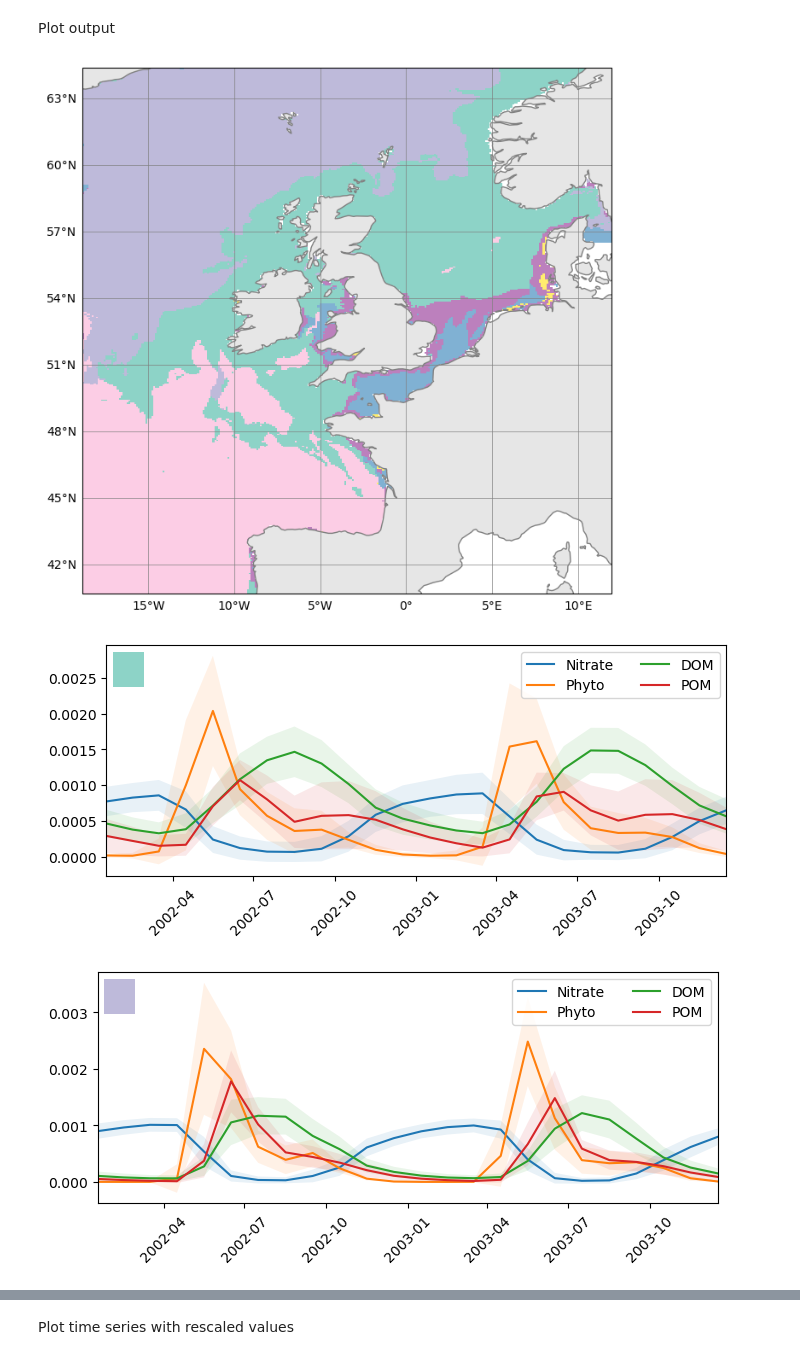
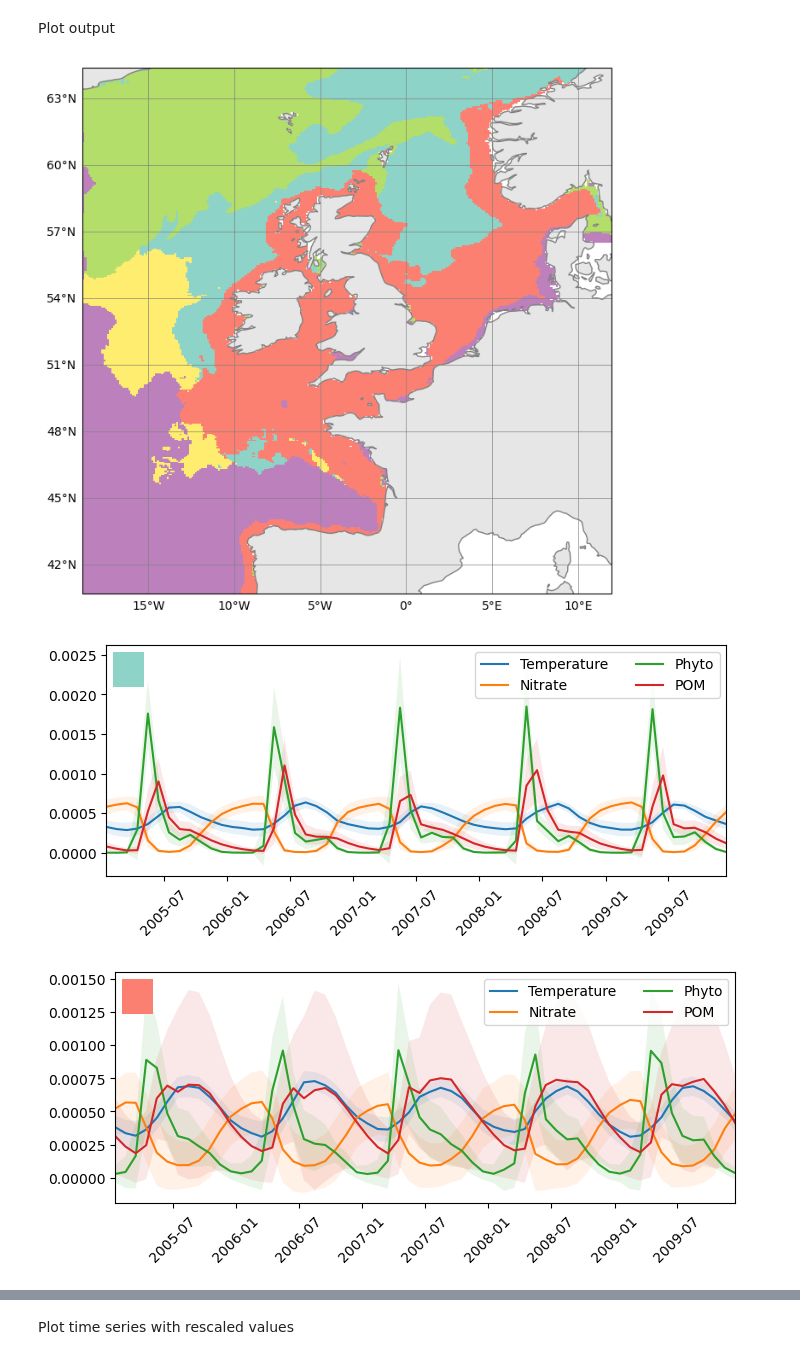
Before and after one commit to pmlmodelling/ModelViz, a Jupyter notebook: example_notebook.ipynb, the cells around one changed output, grey strips where cells are left out. Cells and saved outputs as stored; diff of their text form; code cells hidden in the pictures.

```diff
--- a/example_notebook.ipynb
+++ b/example_notebook.ipynb
@@ -90,11 +78,21 @@ predict.load_grid('../../AMM7-MONTHLY-SURFACE/domain_cfg.nc')
+# %%
+predict.load_mfdata('../../AMM7-MONTHLY-SURFACE/amm7_200[5-9]*.nc')
+predict.load_grid('../../AMM7-MONTHLY-SURFACE/domain_cfg.nc')
+# %%
+phys = ModelViz.ModelViz()
+phys.load_mfdata('/data/proteus1/scratch/dapa/AMM7-MONTHLY-SURFACE/amm7_TS_200[5-9]*.nc')
+phys.ds = phys.ds.rename_dims({'y_grid_T':'y','x_grid_T':'x'}).rename({'nav_lat_grid_T':'nav_lat','nav_lon_grid_T':'nav_lon'})
+predict.ds = xr.merge([predict.ds,phys.ds[['votemper','vosaline']]])
 # %% [markdown]
 Summarise and preprocess data
 # %%
 predict.summarise_features(sum_vars)
+predict.cluster_vars = ['votemper','vosaline','N1_p', 'N3_n', 'N4_n', 'N5_s', 'O2_o', 'B1_c','O3_c', 'O3_TA', 'Phytoplankton', 'Zooplankton', 'DOM', 'POM']
 predict.preprocess()
 # %% [markdown]
 Create the tsds, produce the prediction and create cluster dataset
 # %%
 predict.make_tsds()
 predict.predict()
+predict.n_clusters = 5
 predict.get_cluster_info(save=True, file_path='predicted_clusters.nc')
@@ -116,8 +100,8 @@ Processing POM
 Plot output
 # %%
 predict.plot_map()
-predict.plot_ts()
+predict.plot_ts(plot_vars={'votemper':'Temperature','N3_n':'Nitrate','Phytoplankton':'Phyto', 'POM':'POM'})
 # %% [output]
-[figure, old version]
+[figure, new version]
-[figure, old version]
+[figure, new version]
-[figure, old version]
+[figure, new version]
```
Also changed, not shown: parts of 14 cells of this notebook, 2 other files.
